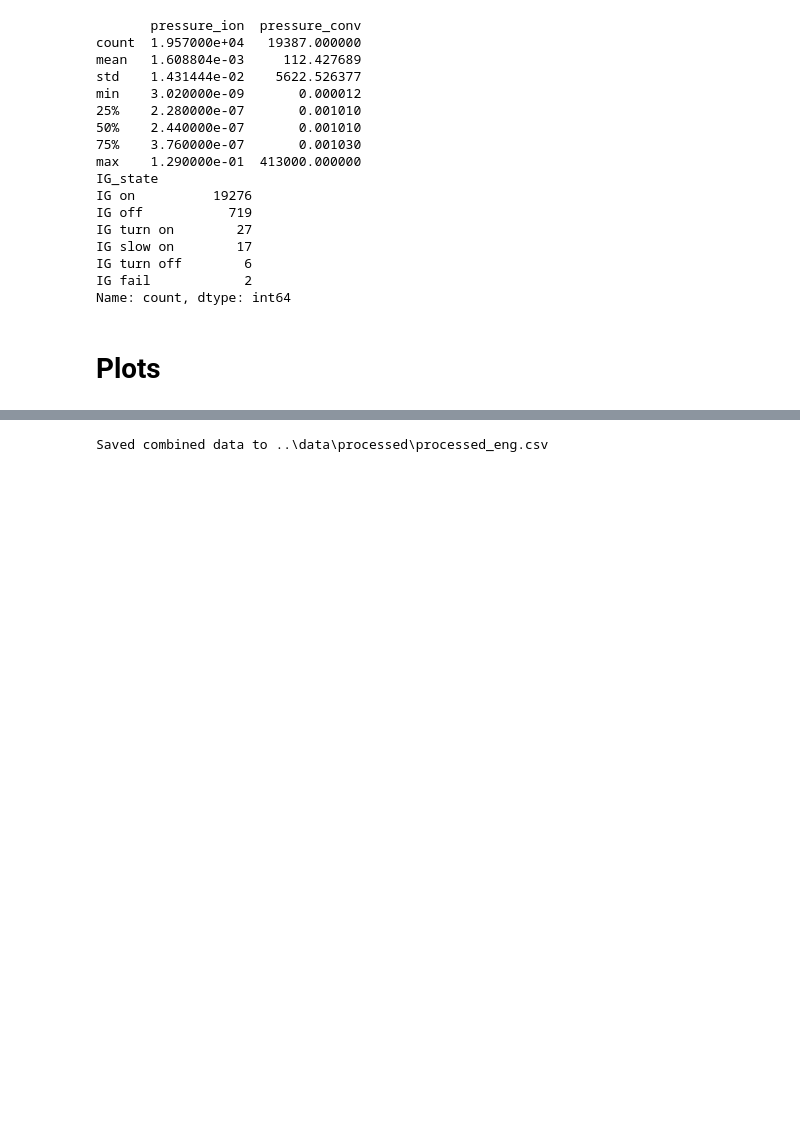
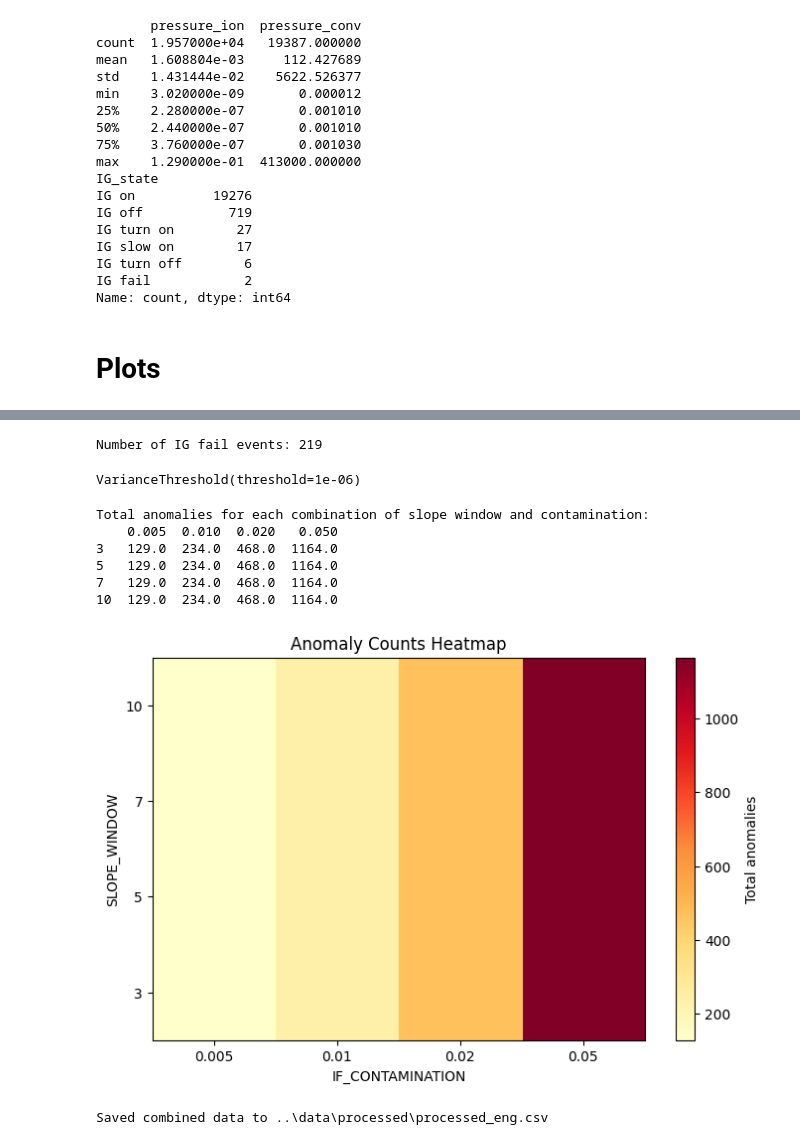
Before and after one commit to CCEW/vacuum_diagnostics, a Jupyter notebook: notebooks/03_feature_engineering.ipynb, the cells around one changed output, grey strips where cells are left out. Cells and saved outputs as stored; diff of their text form; code cells hidden in the pictures; blank space fills up the shorter version.

Commit message:
detect anomalies updated

```diff
--- a/notebooks/03_feature_engineering.ipynb
+++ b/notebooks/03_feature_engineering.ipynb
@@ -175,3 +184,76 @@ plot_tag_anomalies(df_feat, title="Pressure Anomaly Detection (Ion vs Convectron
+# %%
+# filter for IG fail and anomaly
+df_ig_fail = df_altered[
+    (df_altered["anomaly_if"] == -1)
+]
+
+print(f"Number of IG fail events: {df_ig_fail.shape[0]}")
+# %% [output]
+Number of IG fail events: 219
+# %%
+from sklearn.feature_selection import VarianceThreshold
+# Only use columns that exist in df_altered
+existing_features = [col for col in FEATURE_COLUMNS if col in df_altered.columns]
+sel = VarianceThreshold(threshold=1e-6)
+sel.fit(df_altered[existing_features])
+# %% [output]
+VarianceThreshold(threshold=1e-06)
+# %%
+import numpy as np
+df = pd.read_csv(  DATA_PROCESSED / "processed_edaALL.csv")
+def detect_anomalies(df, slope_window=5, contamination=0.01):
+    # Make a copy of df
+    df = df.copy()
+
+    # Dummy anomaly detection for demonstration
+    # Replace this with your real detection logic
+    np.random.seed(42)
+    n = len(df)
+    df["anomaly_ion"] = np.random.choice(["normal","operational","unexpected"], n, p=[1-contamination, contamination/2, contamination/2])
+    df["anomaly_conv"] = np.random.choice(["normal","operational","unexpected"], n, p=[1-contamination, contamination/2, contamination/2])
+
+    return df
+
+# Define parameter ranges
+slope_windows = [3, 5, 7, 10]
+contaminations = [0.005, 0.01, 0.02, 0.05]
+
+# Store results
+results = pd.DataFrame(index=slope_windows, columns=contaminations)
+
+# Run grid search
+for slope in slope_windows:
+    for cont in contaminations:
+        df_tagged = detect_anomalies(df, slope_window=slope, contamination=cont)
+        total_anomalies = ((df_tagged['anomaly_ion'] != "normal").sum() +
+                        (df_tagged['anomaly_conv'] != "normal").sum())
+        results.loc[slope, cont] = total_anomalies
+
+# Convert to numeric
+results = results.astype(float)
+
+# Print table
+print("Total anomalies for each combination of slope window and contamination:")
+print(results)
+
+# Plot heatmap
+plt.figure(figsize=(8,5))
+plt.imshow(results, cmap="YlOrRd", origin="lower", aspect="auto")
+plt.colorbar(label="Total anomalies")
+plt.xticks(np.arange(len(contaminations)), contaminations)
+plt.yticks(np.arange(len(slope_windows)), slope_windows)
+plt.xlabel("IF_CONTAMINATION")
+plt.ylabel("SLOPE_WINDOW")
+plt.title("Anomaly Counts Heatmap")
+plt.show()
+# %% [output]
+Total anomalies for each combination of slope window and contamination:
+    0.005  0.010  0.020   0.050
+3   129.0  234.0  468.0  1164.0
+5   129.0  234.0  468.0  1164.0
+7   129.0  234.0  468.0  1164.0
+10  129.0  234.0  468.0  1164.0
+[figure, added]
 # %%
 out = DATA_PROCESSED / "processed_eng.csv"
 df_altered.to_csv(out, index=False)
```
Also changed, not shown: parts of 7 cells of this notebook, 13 other files.
